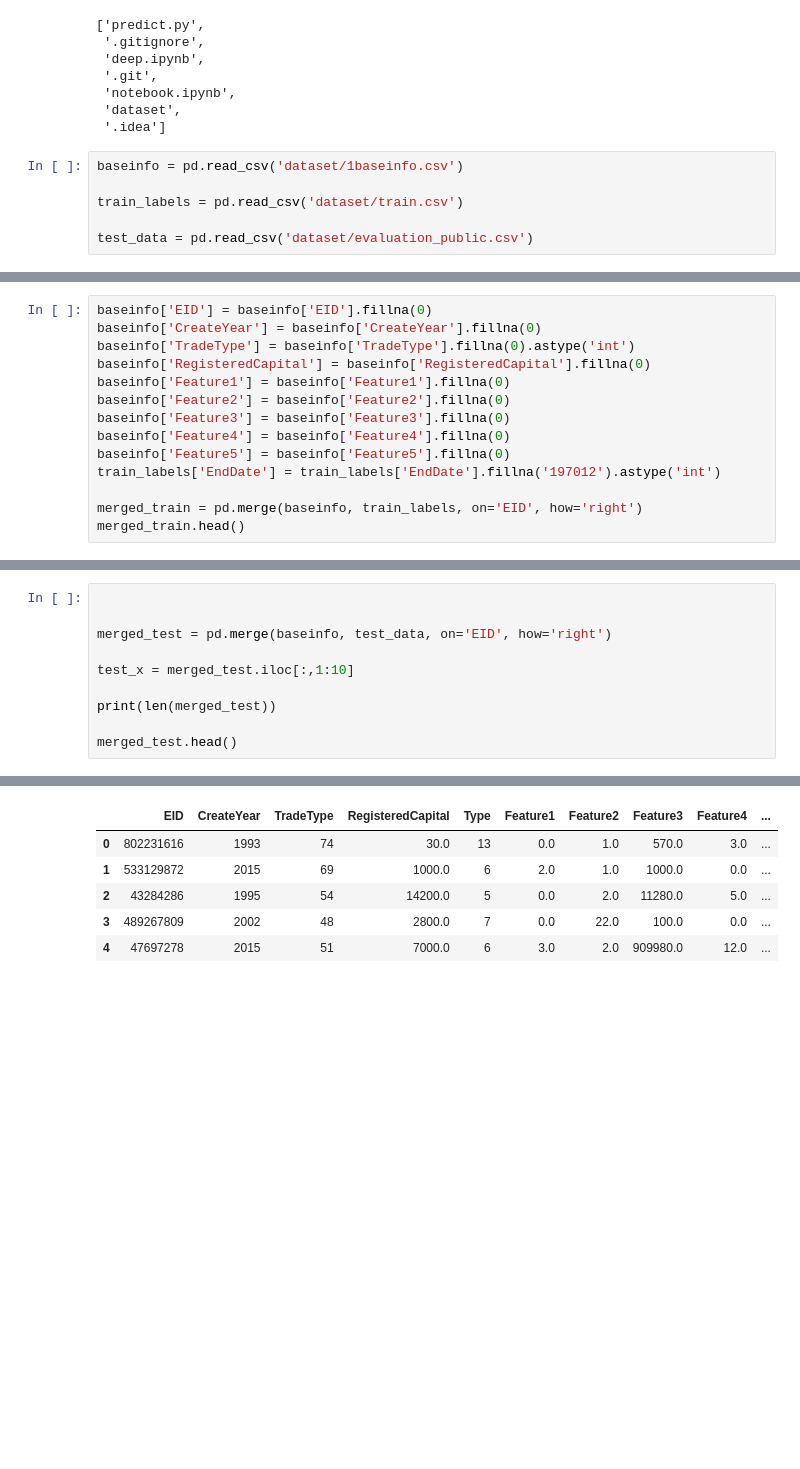
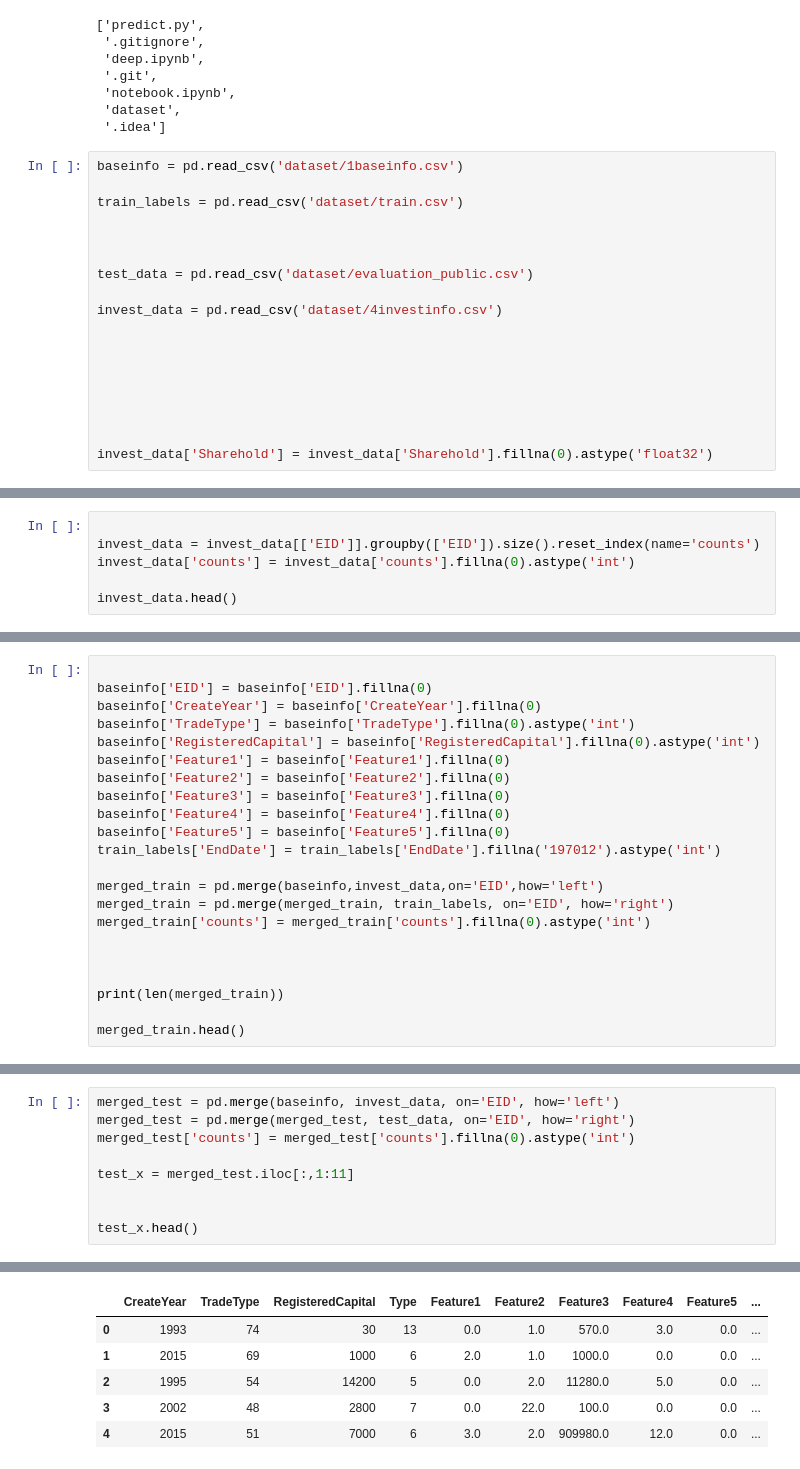
Before and after one commit to covariantFunctor/awesome_algo, a Jupyter notebook: deep.ipynb, the cells around one changed output, grey strips where cells are left out. Saved outputs shown, nothing was run; the diff lists cells and outputs as text; blank space fills up the shorter version.

```diff
--- a/deep.ipynb
+++ b/deep.ipynb
@@ -22,5 +22,17 @@ baseinfo = pd.read_csv('dataset/1baseinfo.csv')
 
 train_labels = pd.read_csv('dataset/train.csv')
 
+
+
 test_data = pd.read_csv('dataset/evaluation_public.csv')
+
+invest_data = pd.read_csv('dataset/4investinfo.csv')
+
+
+
+
+
+
+
+invest_data['Sharehold'] = invest_data['Sharehold'].fillna(0).astype('float32')
 # %% [output]
@@ -32,0 +45,6 @@ test_data = pd.read_csv('dataset/evaluation_public.csv')
+# %%
+
+invest_data = invest_data[['EID']].groupby(['EID']).size().reset_index(name='counts')
+invest_data['counts'] = invest_data['counts'].fillna(0).astype('int')
+
+invest_data.head()
@@ -33,8 +58,9 @@ test_data = pd.read_csv('dataset/evaluation_public.csv')
 # %%
+
 baseinfo['EID'] = baseinfo['EID'].fillna(0)
 baseinfo['CreateYear'] = baseinfo['CreateYear'].fillna(0)
 baseinfo['TradeType'] = baseinfo['TradeType'].fillna(0).astype('int')
-baseinfo['RegisteredCapital'] = baseinfo['RegisteredCapital'].fillna(0)
+baseinfo['RegisteredCapital'] = baseinfo['RegisteredCapital'].fillna(0).astype('int')
 baseinfo['Feature1'] = baseinfo['Feature1'].fillna(0)
 baseinfo['Feature2'] = baseinfo['Feature2'].fillna(0)
 baseinfo['Feature3'] = baseinfo['Feature3'].fillna(0)
@@ -42,6 +68,13 @@ baseinfo['Feature4'] = baseinfo['Feature4'].fillna(0)
 baseinfo['Feature5'] = baseinfo['Feature5'].fillna(0)
 train_labels['EndDate'] = train_labels['EndDate'].fillna('197012').astype('int')
 
-merged_train = pd.merge(baseinfo, train_labels, on='EID', how='right')
+merged_train = pd.merge(baseinfo,invest_data,on='EID',how='left')
+merged_train = pd.merge(merged_train, train_labels, on='EID', how='right')
+merged_train['counts'] = merged_train['counts'].fillna(0).astype('int')
+
+
+
+print(len(merged_train))
+
 merged_train.head()
 # %% [output]
@@ -54,11 +87,10 @@ merged_train.head()
 # %%
+merged_test = pd.merge(baseinfo, invest_data, on='EID', how='left')
+merged_test = pd.merge(merged_test, test_data, on='EID', how='right')
+merged_test['counts'] = merged_test['counts'].fillna(0).astype('int')
+
+test_x = merged_test.iloc[:,1:11]
 
 
-merged_test = pd.merge(baseinfo, test_data, on='EID', how='right')
-
-test_x = merged_test.iloc[:,1:10]
-
-print(len(merged_test))
-
-merged_test.head()
+test_x.head()
 # %% [output]
@@ -66,9 +97,9 @@ merged_test.head()
-|  | EID | CreateYear | TradeType | RegisteredCapital | Type | Feature1 | Feature2 | Feature3 | Feature4 | ... |
-| 0 | 802231616 | 1993 | 74 | 30.0 | 13 | 0.0 | 1.0 | 570.0 | 3.0 | ... |
-| 1 | 533129872 | 2015 | 69 | 1000.0 | 6 | 2.0 | 1.0 | 1000.0 | 0.0 | ... |
-| 2 | 43284286 | 1995 | 54 | 14200.0 | 5 | 0.0 | 2.0 | 11280.0 | 5.0 | ... |
-| 3 | 489267809 | 2002 | 48 | 2800.0 | 7 | 0.0 | 22.0 | 100.0 | 0.0 | ... |
-| 4 | 47697278 | 2015 | 51 | 7000.0 | 6 | 3.0 | 2.0 | 909980.0 | 12.0 | ... |
+|  | CreateYear | TradeType | RegisteredCapital | Type | Feature1 | Feature2 | Feature3 | Feature4 | Feature5 | ... |
+| 0 | 1993 | 74 | 30 | 13 | 0.0 | 1.0 | 570.0 | 3.0 | 0.0 | ... |
+| 1 | 2015 | 69 | 1000 | 6 | 2.0 | 1.0 | 1000.0 | 0.0 | 0.0 | ... |
+| 2 | 1995 | 54 | 14200 | 5 | 0.0 | 2.0 | 11280.0 | 5.0 | 0.0 | ... |
+| 3 | 2002 | 48 | 2800 | 7 | 0.0 | 22.0 | 100.0 | 0.0 | 0.0 | ... |
+| 4 | 2015 | 51 | 7000 | 6 | 3.0 | 2.0 | 909980.0 | 12.0 | 0.0 | ... |
 # %%
 ## split data to train and test
 count = len(merged_train)
```
Also changed, not shown: parts of 11 cells of this notebook.
